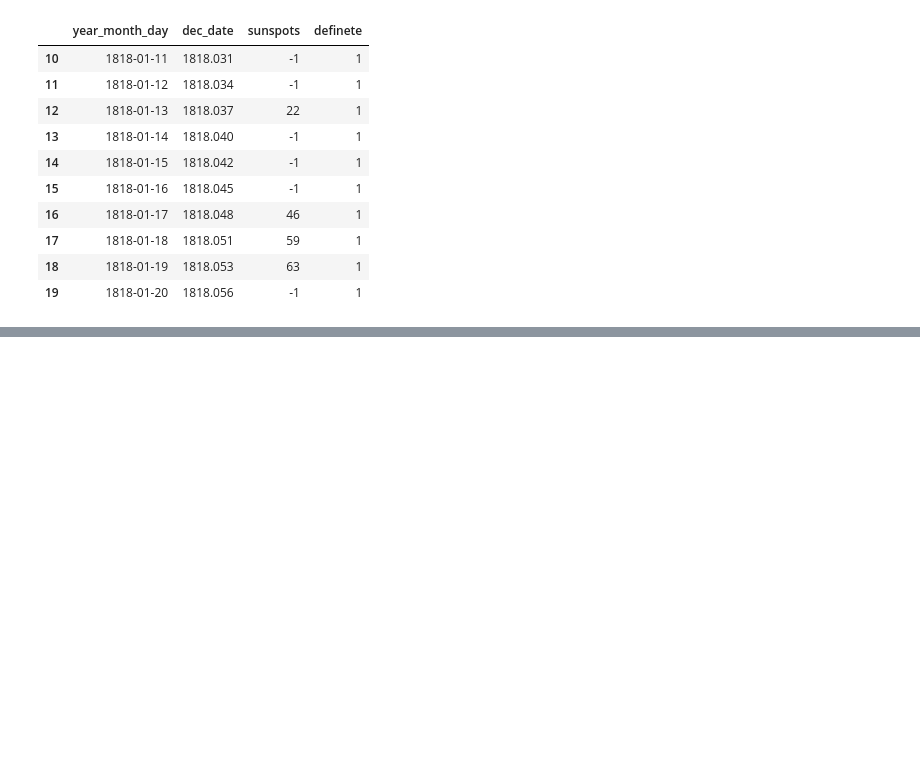
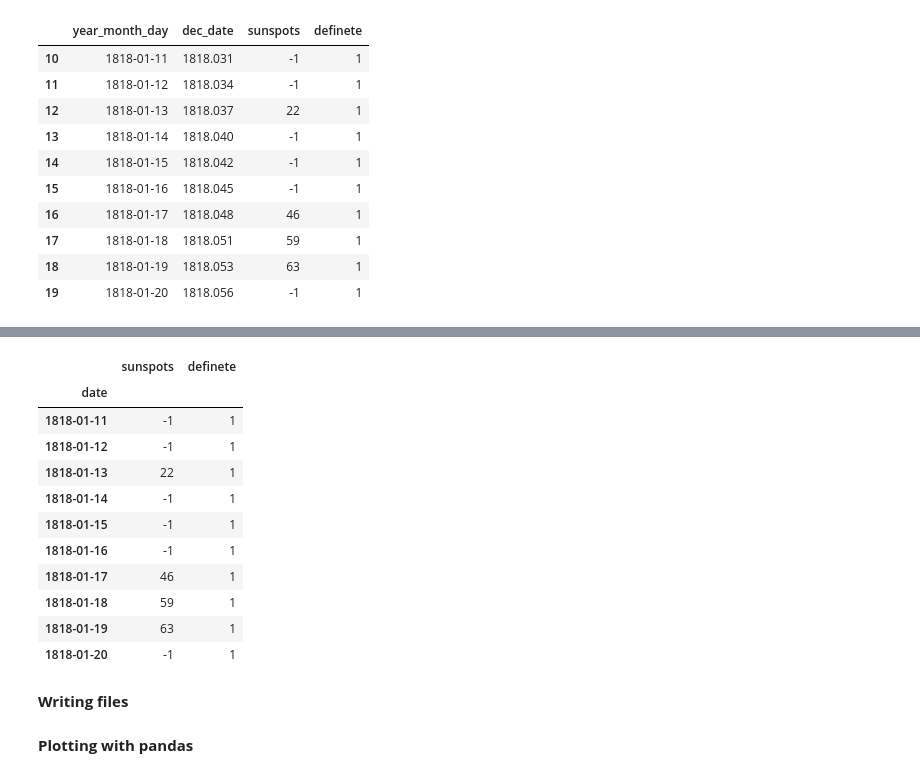
Before and after one commit to MarcelaMonteiroMontenegroGallo/Python, a Jupyter notebook: pandas_Foundations.ipynb, the cells around one changed output, grey strips where cells are left out. Cells and saved outputs as stored; diff of their text form; code cells hidden in the pictures; blank space fills up the shorter version.

```diff
--- a/pandas_Foundations.ipynb
+++ b/pandas_Foundations.ipynb
@@ -196,3 +196,7 @@ sunspots.iloc[10:20, :]
 | 17 | 1818-01-18 | 1818.051 | 59 | 1 |
 | 18 | 1818-01-19 | 1818.053 | 63 | 1 |
 | 19 | 1818-01-20 | 1818.056 | -1 | 1 |
+# %%
+sunspots.index =sunspots['year_month_day']
+sunspots.index.name = 'date'
+sunspots.info()
@@ -198,0 +213,19 @@ sunspots.iloc[10:20, :]
+# %%
+cols = ['sunspots', 'definete']
+sunspots = sunspots[cols]
+sunspots.iloc[10:20, :]
+# %% [output]
+|  | sunspots | definete |
+| date |  |  |
+| 1818-01-11 | -1 | 1 |
+| 1818-01-12 | -1 | 1 |
+| 1818-01-13 | 22 | 1 |
+| 1818-01-14 | -1 | 1 |
+| 1818-01-15 | -1 | 1 |
+| 1818-01-16 | -1 | 1 |
+| 1818-01-17 | 46 | 1 |
+| 1818-01-18 | 59 | 1 |
+| 1818-01-19 | 63 | 1 |
+| 1818-01-20 | -1 | 1 |
+# %% [markdown]
+**Writing files**
@@ -198,0 +241,2 @@ sunspots.iloc[10:20, :]
+# %% [markdown]
+**Plotting with pandas**
```
Also changed, not shown: parts of 3 cells of this notebook.
